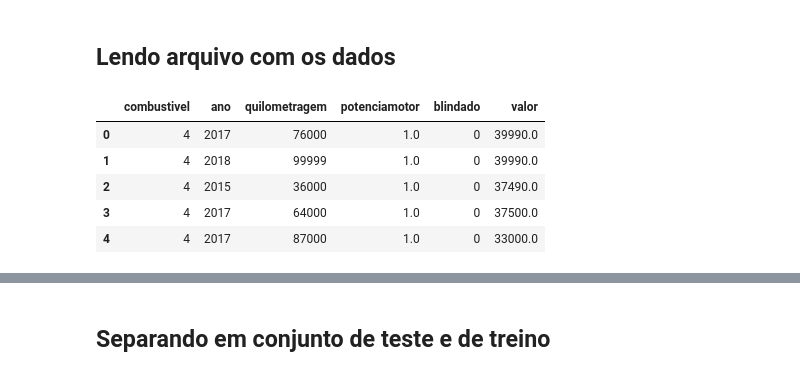
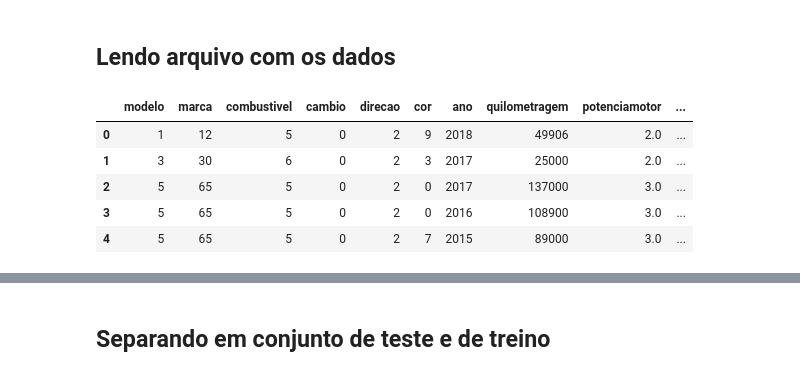
Before and after one commit to dornelles08/TCC, a Jupyter notebook: Testes/Rede Neural.ipynb, the cells around one changed output, grey strips where cells are left out. Drawn from its saved outputs; the diff is of its cells as text; code cells hidden in the pictures.

```diff
--- a/Testes/Rede Neural.ipynb
+++ b/Testes/Rede Neural.ipynb
@@ -38,21 +38,21 @@ args
 # %% [markdown]
 ## Lendo arquivo com os dados
 # %%
-# df = pd.read_csv('dados/carros_sp_sem_outliers.csv')
+df = pd.read_csv('dados/sp_completo.csv')
 # df = pd.read_csv('dados/carros_sem_outliers.csv')
-df = pd.read_csv('dados/ka_sp.csv')
+# df = pd.read_csv('dados/ka_sp.csv')
 # df = pd.read_csv('dados/hb20_sp.csv')
 # df = pd.read_csv('ford_sp.csv')
 # df = pd.read_csv('ford_sp.csv')
 # df = pd.read_csv('ford_sp.csv')
 # df = pd.read_csv('ford_sp.csv')
 df.head()
 # %% [output]
-|  | combustivel | ano | quilometragem | potenciamotor | blindado | valor |
-| 0 | 4 | 2017 | 76000 | 1.0 | 0 | 39990.0 |
-| 1 | 4 | 2018 | 99999 | 1.0 | 0 | 39990.0 |
-| 2 | 4 | 2015 | 36000 | 1.0 | 0 | 37490.0 |
-| 3 | 4 | 2017 | 64000 | 1.0 | 0 | 37500.0 |
-| 4 | 4 | 2017 | 87000 | 1.0 | 0 | 33000.0 |
+|  | modelo | marca | combustivel | cambio | direcao | cor | ano | quilometragem | potenciamotor | ... |
+| 0 | 1 | 12 | 5 | 0 | 2 | 9 | 2018 | 49906 | 2.0 | ... |
+| 1 | 3 | 30 | 6 | 0 | 2 | 3 | 2017 | 25000 | 2.0 | ... |
+| 2 | 5 | 65 | 5 | 0 | 2 | 0 | 2017 | 137000 | 3.0 | ... |
+| 3 | 5 | 65 | 5 | 0 | 2 | 0 | 2016 | 108900 | 3.0 | ... |
+| 4 | 5 | 65 | 5 | 0 | 2 | 7 | 2015 | 89000 | 3.0 | ... |
 # %%
 df.describe().round(2)
```
Also changed, not shown: parts of 12 cells of this notebook, 11 other files.
